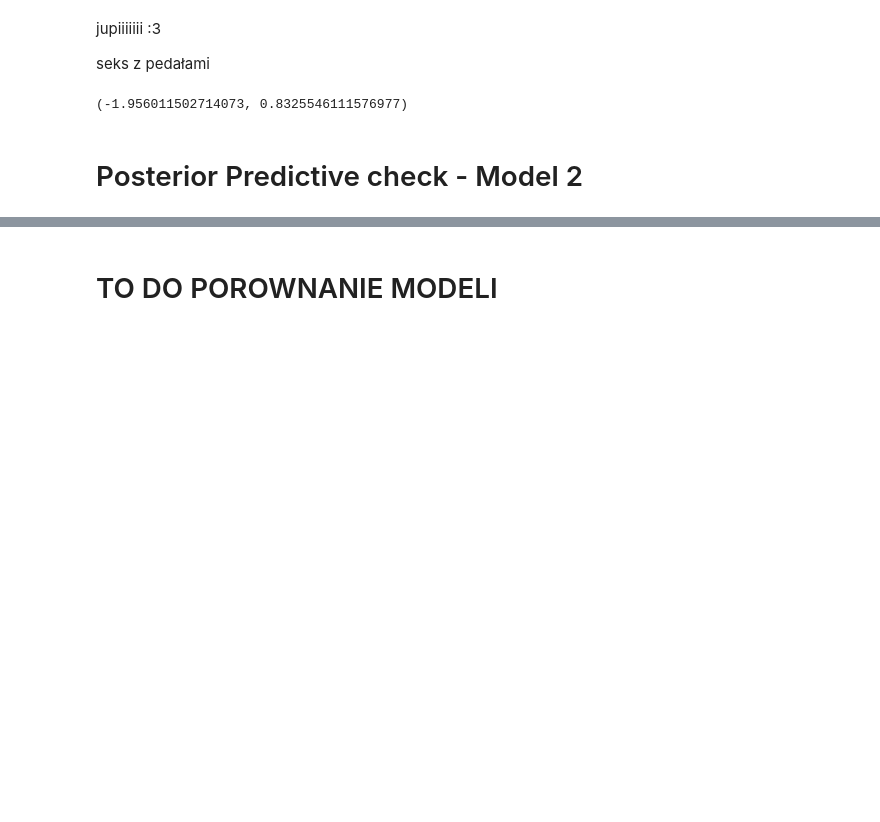
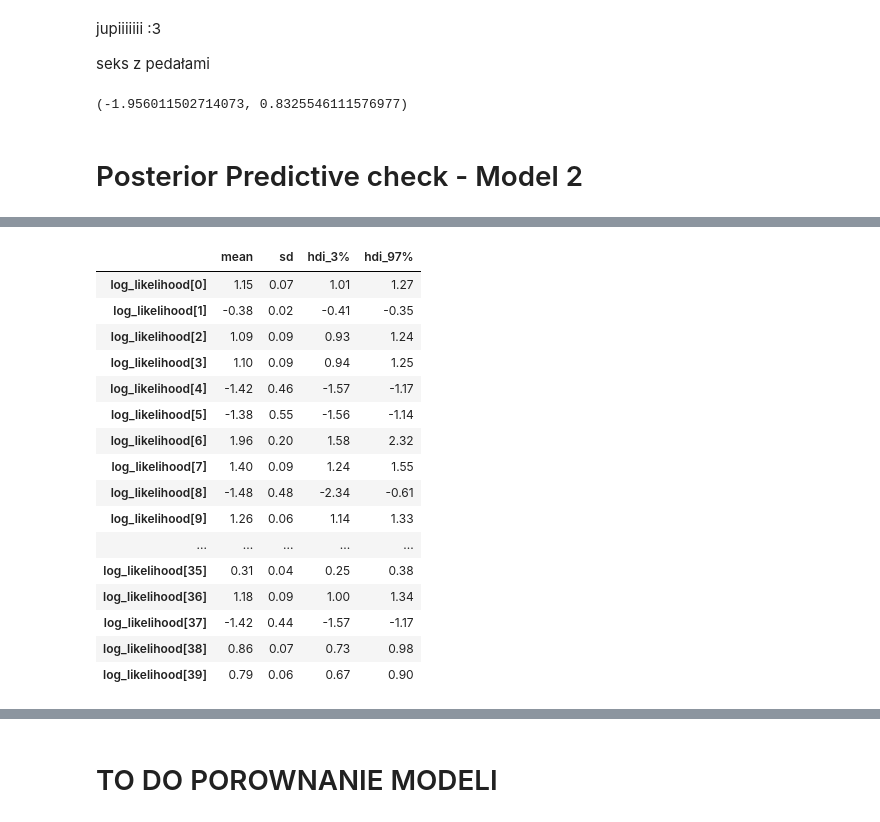
Before and after one commit to Motyleczek/racehorse_bayes, a Jupyter notebook: data_analysis.ipynb, the cells around one changed output, grey strips where cells are left out. Cells and saved outputs as stored; diff of their text form; code cells hidden in the pictures; blank space fills up the shorter version.

```diff
--- a/data_analysis.ipynb
+++ b/data_analysis.ipynb
@@ -602,3 +588,23 @@ predicted_df.head()
+# %%
+az.summary(fit2, var_names=['log_likelihood'], round_to=2, kind='stats')
+# %% [output]
+|  | mean | sd | hdi_3% | hdi_97% |
+| log_likelihood[0] | 1.15 | 0.07 | 1.01 | 1.27 |
+| log_likelihood[1] | -0.38 | 0.02 | -0.41 | -0.35 |
+| log_likelihood[2] | 1.09 | 0.09 | 0.93 | 1.24 |
+| log_likelihood[3] | 1.10 | 0.09 | 0.94 | 1.25 |
+| log_likelihood[4] | -1.42 | 0.46 | -1.57 | -1.17 |
+| log_likelihood[5] | -1.38 | 0.55 | -1.56 | -1.14 |
+| log_likelihood[6] | 1.96 | 0.20 | 1.58 | 2.32 |
+| log_likelihood[7] | 1.40 | 0.09 | 1.24 | 1.55 |
+| log_likelihood[8] | -1.48 | 0.48 | -2.34 | -0.61 |
+| log_likelihood[9] | 1.26 | 0.06 | 1.14 | 1.33 |
+| ... | ... | ... | ... | ... |
+| log_likelihood[35] | 0.31 | 0.04 | 0.25 | 0.38 |
+| log_likelihood[36] | 1.18 | 0.09 | 1.00 | 1.34 |
+| log_likelihood[37] | -1.42 | 0.44 | -1.57 | -1.17 |
+| log_likelihood[38] | 0.86 | 0.07 | 0.73 | 0.98 |
+| log_likelihood[39] | 0.79 | 0.06 | 0.67 | 0.90 |
 # %%
 fig,axs= plt.subplots(1,1, figsize=(18,5))
 predicted = predicted_df.loc[:, "kid_value_p[1]":f"kid_value_p[{len(df_copy)}]"].values.reshape(-1)
```
Also changed, not shown: parts of 16 cells of this notebook, 4 other files.
